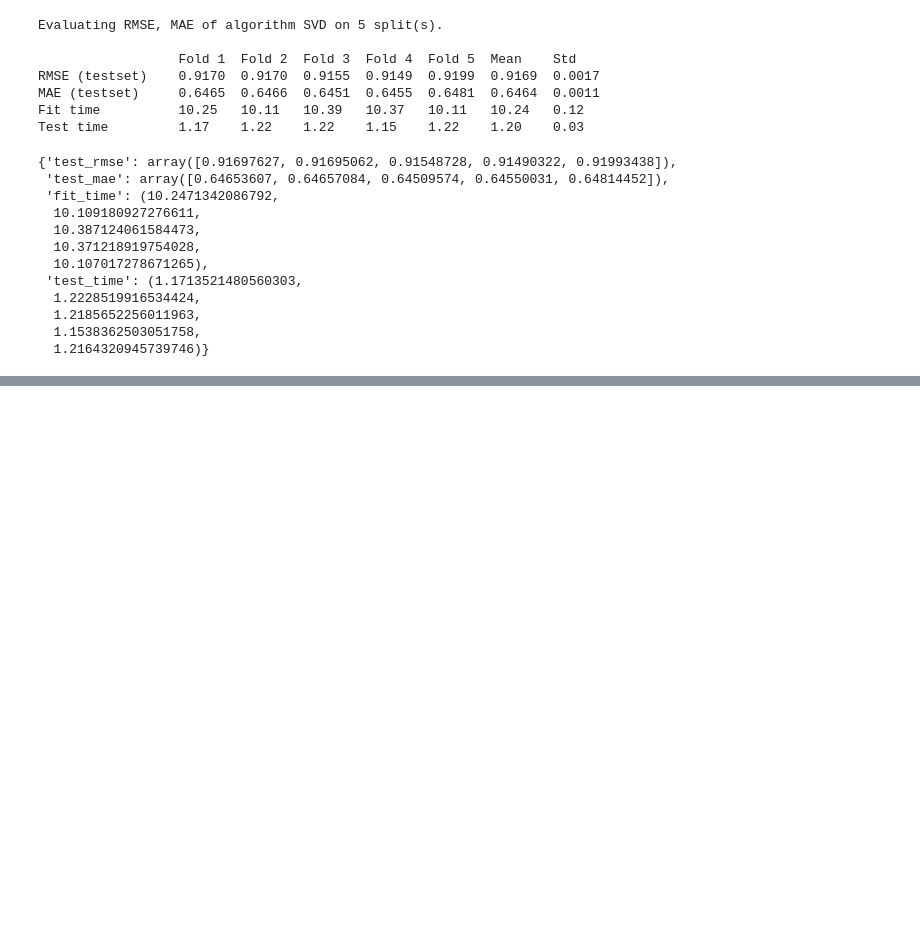
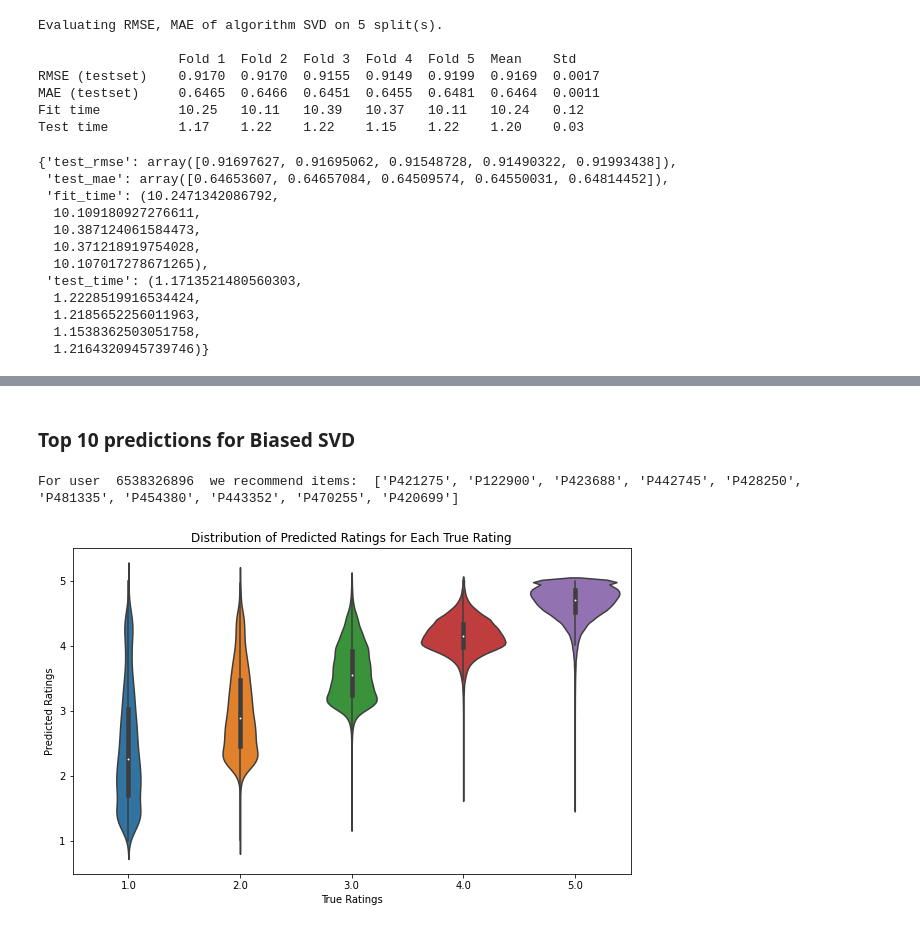
Before and after one commit to rowedata/deepLearningRecommender, a Jupyter notebook: notebooks/Matrix factorization.ipynb, the cells around one changed output, grey strips where cells are left out. Saved outputs shown, nothing was run; the diff lists cells and outputs as text; code cells hidden in the pictures; blank space fills up the shorter version.

```diff
--- a/notebooks/Matrix factorization.ipynb
+++ b/notebooks/Matrix factorization.ipynb
@@ -348,0 +352,32 @@ Well, it looks like Biased SVD doesn't perform much better, so we prefer the par
+# %% [markdown]
+### Top 10 predictions for Biased SVD
+# %%
+# Example usage:
+user_id = '6538326896'  # replace with actual user id
+#print(recommend_unreviewed_items(user_id, algo, df))
+
+print('For user ', user_id, ' we recommend items: ' , recommend_unreviewed_items(user_id, algo3, df).item_id.tolist())
+# %% [output]
+For user  6538326896  we recommend items:  ['P421275', 'P122900', 'P423688', 'P442745', 'P428250', 'P481335', 'P454380', 'P443352', 'P470255', 'P420699']
+# %%
+# Create dataframe of true and predicted ratings
+true_ratings = [pred.r_ui for pred in predictions]
+predicted_ratings = [pred.est for pred in predictions]
+# %%
+import pandas as pd
+import seaborn as sns
+import matplotlib.pyplot as plt
+
+# Create a dataframe from true and predicted ratings
+df = pd.DataFrame(data={"True Ratings": true_ratings, "Predicted Ratings": predicted_ratings})
+
+# Round predicted ratings to nearest integer to make groups for plotting
+df['Predicted Ratings'] #= df['Predicted Ratings'].round()
+
+# Generate violin plot
+plt.figure(figsize=(10,6))
+sns.violinplot(x="True Ratings", y="Predicted Ratings", data=df)
+plt.title('Distribution of Predicted Ratings for Each True Rating')
+plt.show()
+# %% [output]
+[figure, added]
```
Also changed, not shown: parts of 18 cells of this notebook, 2 other files.
